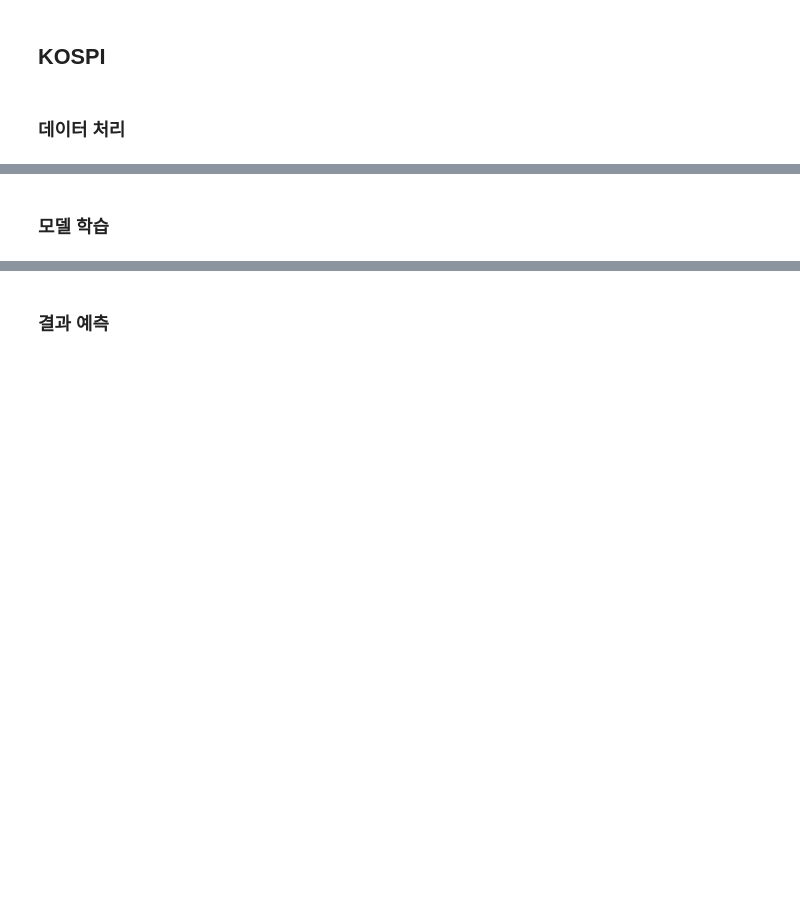
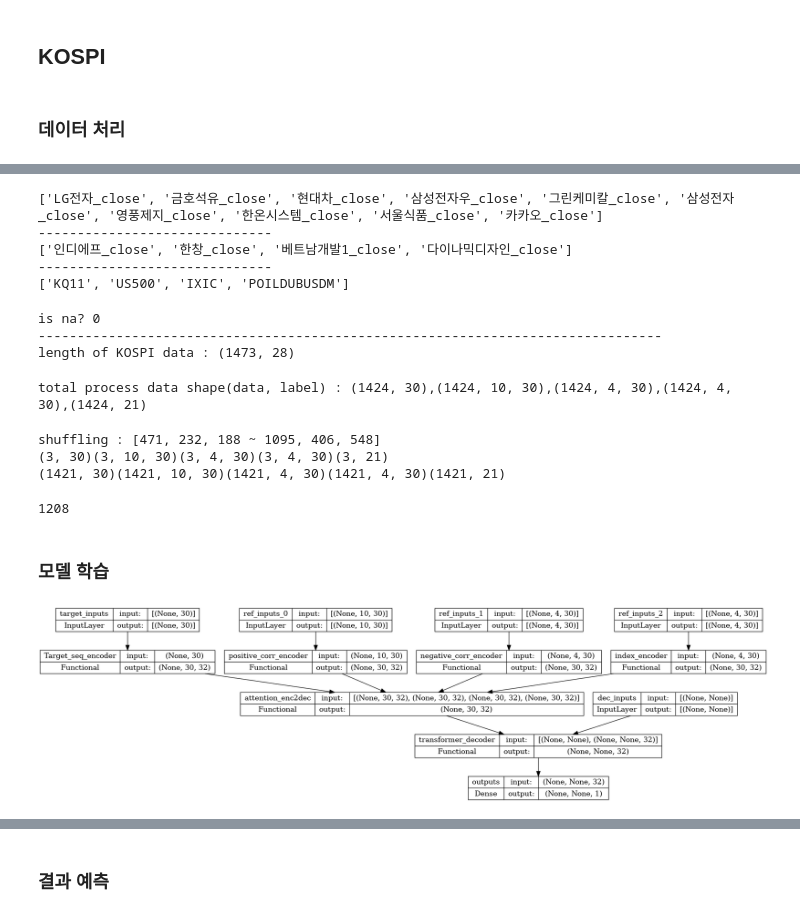
Before and after one commit to oiuyy207/MEaI_transformer, a Jupyter notebook: MEaI_transformer_V0.3.ipynb, the cells around one changed output, grey strips where cells are left out. Cells and saved outputs as stored; diff of their text form; code cells hidden in the pictures; blank space fills up the shorter version.

```diff
--- a/MEaI_transformer_V0.3.ipynb
+++ b/MEaI_transformer_V0.3.ipynb
@@ -785,11 +738,11 @@ RESULT_pm10.columns = ['forecast(MEaI Transformer)','Real value']
 params_kospi = {
     'window_size':30,
     'forecast_range':20,
-    'num_layers':4,
-    'dff':256,
-    'd_model':128,
+    'num_layers':6,
+    'dff':128,
+    'd_model':32,
     'num_heads':8,
-    'dropout':0.3
+    'dropout':0.1
 }
 # %%
 KOSPI = pd.read_csv('./data/kospi_financeIndex_and_stock.csv')
@@ -837,3 +849,17 @@ print(select_index[1:])
+# %%
+print(select_corr_pos)
+print('-'*30)
+select_corr_neg = ['인디에프_close', '한창_close', '베트남개발1_close', '다이나믹디자인_close']
+print(select_corr_neg)
+print('-'*30)
+select_index = ['KQ11', 'US500', 'IXIC', 'POILDUBUSDM']
+print(select_index)
+# %% [output]
+['LG전자_close', '금호석유_close', '현대차_close', '삼성전자우_close', '그린케미칼_close', '삼성전자_close', '영풍제지_close', '한온시스템_close', '서울식품_close', '카카오_close']
+------------------------------
+['인디에프_close', '한창_close', '베트남개발1_close', '다이나믹디자인_close']
+------------------------------
+['KQ11', 'US500', 'IXIC', 'POILDUBUSDM']
 # %%
 print(f'is na? {KOSPI.isna().sum().sum()}')
 print('-'*80)
@@ -852,7 +878,7 @@ for i in tqdm(range(KOSPI_MEaI.shape[0]-params_kospi['window_size']-params_kospi
     split_by_window_pos.append(KOSPI_MEaI[select_corr_pos][i:i+params_kospi['window_size']].T)
     split_by_window_neg.append(KOSPI_MEaI[select_corr_neg][i:i+params_kospi['window_size']].T)
 
-    split_by_window_index.append(KOSPI_MEaI[select_index[1:]][i:i+params_kospi['window_size']].T)
+    split_by_window_index.append(KOSPI_MEaI[select_index][i:i+params_kospi['window_size']].T)
 
     label_forecast.append(KOSPI_MEaI['KOSPI'][i+params_kospi['window_size']-1:i+params_kospi['window_size']+params_kospi['forecast_range']])
 split_by_window_target = np.array(split_by_window_target)
@@ -861,12 +887,43 @@ split_by_window_neg = np.array(split_by_window_neg)
 split_by_window_index = np.array(split_by_window_index)
 label_forecast = np.array(label_forecast)
 print(f'total process data shape(data, label) : {split_by_window_target.shape},{split_by_window_pos.shape},{split_by_window_neg.shape},{split_by_window_index.shape},{label_forecast.shape}')
+# %% [output]
+is na? 0
+--------------------------------------------------------------------------------
+length of KOSPI data : (1473, 28)
+total process data shape(data, label) : (1424, 30),(1424, 10, 30),(1424, 4, 30),(1424, 4, 30),(1424, 21)
+# %%
+# Train+Valid / Test 나누기
+# Test는 끝자락 시간만, Train+valid는 섞어서
+split_test_num = 3
+split_point = label_forecast.shape[0]-split_test_num
+shuffle_idx = np.random.choice(split_point,split_point,replace=False)
+
+print(f'shuffling : [{shuffle_idx[0]}, {shuffle_idx[1]}, {shuffle_idx[2]} ~ {shuffle_idx[-3]}, {shuffle_idx[-2]}, {shuffle_idx[-1]}]')
+
+test_traget = split_by_window_target[-split_test_num:]
+test_pos = split_by_window_pos[-split_test_num:]
+test_neg = split_by_window_neg[-split_test_num:]
+test_index = split_by_window_index[-split_test_num:]
+test_label = label_forecast[-split_test_num:]
+print(f'{test_traget.shape}{test_pos.shape}{test_neg.shape}{test_index.shape}{test_label.shape}')
+
+split_by_window_target = split_by_window_target[shuffle_idx]
+split_by_window_pos = split_by_window_pos[shuffle_idx]
+split_by_window_neg = split_by_window_neg[shuffle_idx]
+split_by_window_index = split_by_window_index[shuffle_idx]
+label_forecast = label_forecast[shuffle_idx]
+print(f'{split_by_window_target.shape}{split_by_window_pos.shape}{split_by_window_neg.shape}{split_by_window_index.shape}{label_forecast.shape}')
+# %% [output]
+shuffling : [471, 232, 188 ~ 1095, 406, 548]
+(3, 30)(3, 10, 30)(3, 4, 30)(3, 4, 30)(3, 21)
+(1421, 30)(1421, 10, 30)(1421, 4, 30)(1421, 4, 30)(1421, 21)
 # %%
 # 텐서플로우 dataset을 이용하여 셔플(shuffle)을 수행하되, 배치 크기로 데이터를 묶는다.
 # 또한 이 과정에서 교사 강요(teacher forcing)을 사용하기 위해서 디코더의 입력과 실제값 시퀀스를 구성한다.
 # inputs,pos_inputs,neg_inputs,index_inputs, dec_inputs
 
-split_point=round(label_forecast.shape[0]*0.8)
+split_point=round(label_forecast.shape[0]*0.85)
 print(split_point)
 
 BATCH_SIZE = 64
@@ -889,4 +946,6 @@ train_dataset = train_dataset.cache()
 train_dataset = train_dataset.shuffle(BUFFER_SIZE)
 train_dataset = train_dataset.batch(BATCH_SIZE)
 train_dataset = train_dataset.prefetch(tf.data.experimental.AUTOTUNE)
+# %% [output]
+1208
 # %%
@@ -913,19 +972,21 @@ del model
 # %%
 tf.keras.backend.clear_session()
 
 model = MEaI_transformer(
     window_size = params_kospi['window_size'],
     forecast_range = params_kospi['forecast_range'],
-    ref_num_list = [10,10,7],
+    ref_num_list = [10,4,4],
     num_layers = params_kospi['num_layers'],
     dff = params_kospi['dff'],
     d_model = params_kospi['d_model'],
     num_heads = params_kospi['num_heads'],
     dropout = params_kospi['dropout'],
     ref_encoder_name=['positive_corr_encoder','negative_corr_encoder','index_encoder'],
     name="MEaI_transformer")
 
 tf.keras.utils.plot_model(model, to_file='./imgs/KOSPI_MEaI_transformer.png', show_shapes=True)
+# %% [output]
+[figure, added]
 # %%
 model.compile(optimizer = tf.keras.optimizers.Nadam(),
               loss = tf.keras.losses.MeanSquaredError()
```
Also changed, not shown: parts of 35 cells of this notebook, 11 other files.
